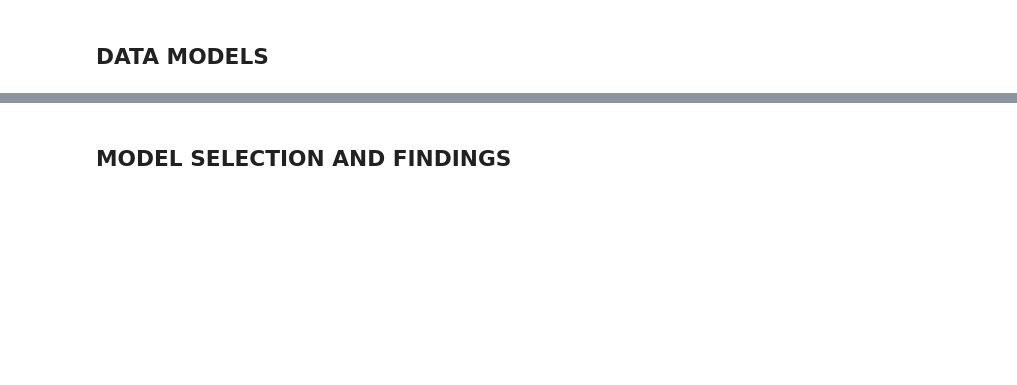
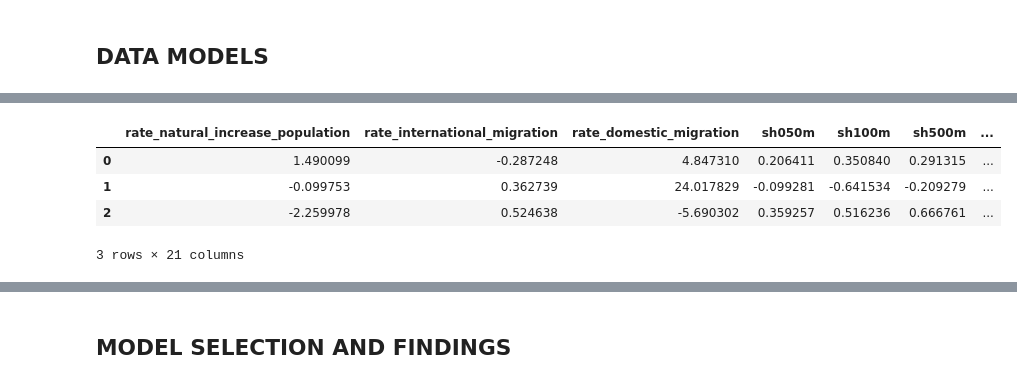
Before and after one commit to lswh/maba_analytics_algorithms_project, a Jupyter notebook: 06302021_TeamGreen_JupyterNotebookSubmission.ipynb, the cells around one changed output, grey strips where cells are left out. Cells and saved outputs as stored; diff of their text form; code cells hidden in the pictures; blank space fills up the shorter version.

```diff
--- a/06302021_TeamGreen_JupyterNotebookSubmission.ipynb
+++ b/06302021_TeamGreen_JupyterNotebookSubmission.ipynb
@@ -184,0 +335,27 @@ The predictor variables are divided into three groups:
+# %%
+df2 = pd.read_csv(os.path.join(OUTPUT_PATH, 'rate_natural_increase_population_2020.csv'))
+df3 = pd.read_csv(os.path.join(OUTPUT_PATH, 'rate_international_migration_2020.csv'))
+df4 = pd.read_csv(os.path.join(OUTPUT_PATH, 'rate_domestic_migration_2020.csv'))
+df5 = pd.read_csv(os.path.join(OUTPUT_PATH, 'facebook_2014.csv'))
+df6 = pd.read_csv(os.path.join(OUTPUT_PATH, 'social_capital.csv'))
+# %%
+merged = df.merge(df2, on='county_fips', how='left')\
+           .merge(df3, on='county_fips', how='left')\
+           .merge(df4, on='county_fips', how='left')\
+           .merge(df5, on='county_fips', how='left')\
+           .merge(df6, on='county_fips', how='left')
+# %%
+# Fill NA's with zeroes
+merged.fillna(0, inplace=True)
+# %%
+# Set X and y
+X = merged.drop(['county_fips', 'winner'], axis=1)
+y = [1 if x == 'republican' else 0 for x in merged['winner']]
+# %%
+X.head(3)
+# %% [output]
+|  | rate_natural_increase_population | rate_international_migration | rate_domestic_migration | sh050m | sh100m | sh500m | ... |
+| 0 | 1.490099 | -0.287248 | 4.847310 | 0.206411 | 0.350840 | 0.291315 | ... |
+| 1 | -0.099753 | 0.362739 | 24.017829 | -0.099281 | -0.641534 | -0.209279 | ... |
+| 2 | -2.259978 | 0.524638 | -5.690302 | 0.359257 | 0.516236 | 0.666761 | ... |
+3 rows × 21 columns
```
Also changed, not shown: parts of 41 cells of this notebook, 4 other files.
